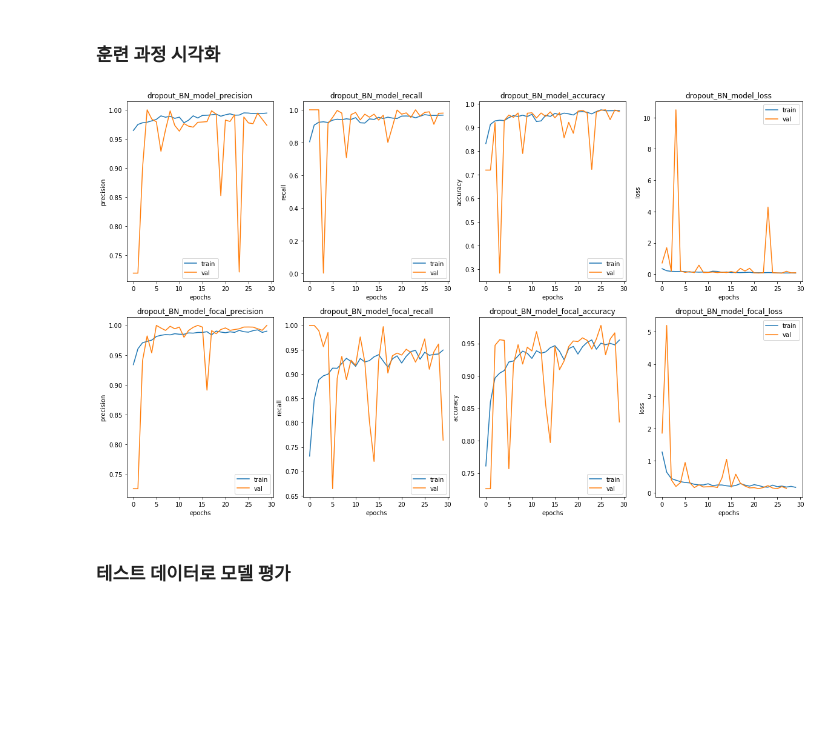
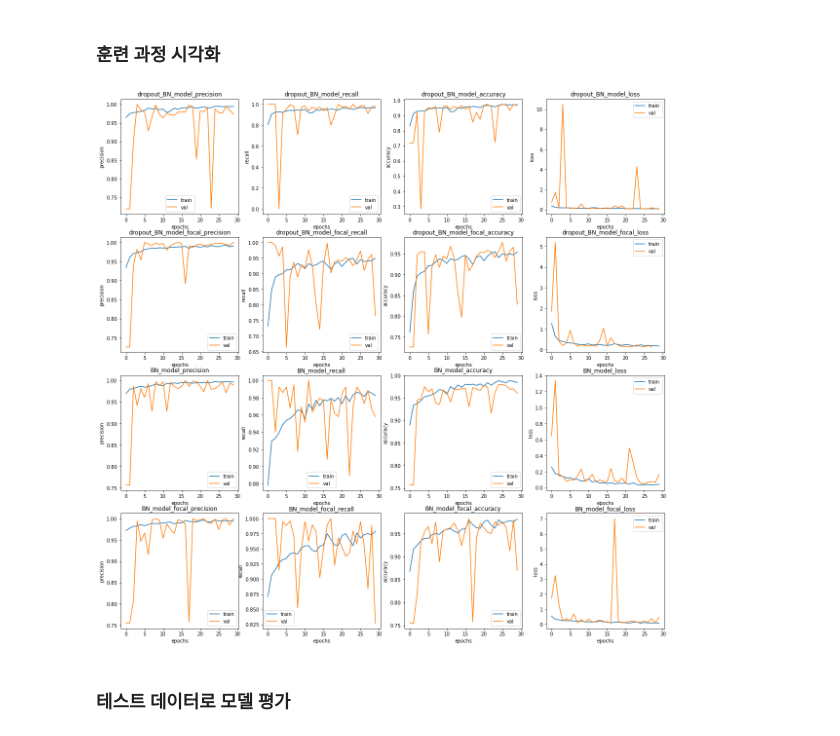
Before and after one commit to bluecandle/2020_AIFFEL, a Jupyter notebook: daily_notes/exploration_codes/e22_code/E22.ipynb, the cells around one changed output. Drawn from its saved outputs; the diff is of its cells as text; code cells hidden in the pictures; blank space fills up the shorter version.

```diff
--- a/daily_notes/exploration_codes/e22_code/E22.ipynb
+++ b/daily_notes/exploration_codes/e22_code/E22.ipynb
@@ -419,35 +452,28 @@ train_and_save(models[3][0],models[3][1])
 ### 훈련 과정 시각화
 # %%
 histories = []
-# 일단 학습 끝난 2개만 비교
-count = 0
 for model in models:
-    count +=1
 
     model_name = model[0]
     with open(savemodel_path+'/'+model_name, 'rb') as file:
         histories.append([model_name, pickle.load(file)])
-
-    if count == 2:
-        break
 # %%
-# fig, ax = plt.subplots(4, 4, figsize=(20, 3))
-fig, ax = plt.subplots(2, 4, figsize=(20, 12))
+fig, ax = plt.subplots(4, 4, figsize=(20, 20))
 
 # ax = ax.ravel()
 
 for idx,history_info in enumerate(histories):
     model_name = history_info[0]
     history = history_info[1]
     for i, met in enumerate(['precision', 'recall', 'accuracy', 'loss']):
         ax[idx][i].plot(history.history[met])
         ax[idx][i].plot(history.history['val_' + met])
         ax[idx][i].set_title(model_name+'_'+met)
         ax[idx][i].set_xlabel('epochs')
         ax[idx][i].set_ylabel(met)
         ax[idx][i].legend(['train', 'val'])
 # %% [output]
-[figure, old version]
+[figure, new version]
 # %% [markdown]
 ### 테스트 데이터로 모델 평가
 # %%
```
Also changed, not shown: parts of 8 cells of this notebook.
